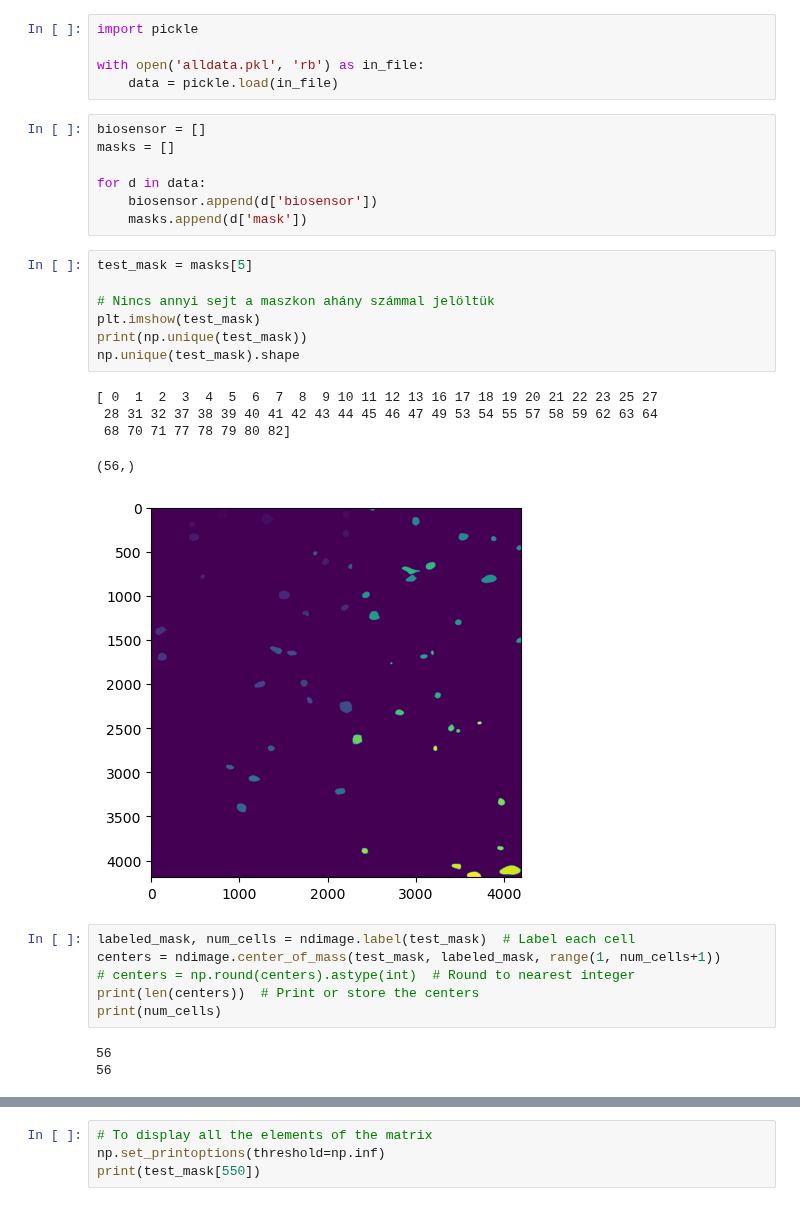
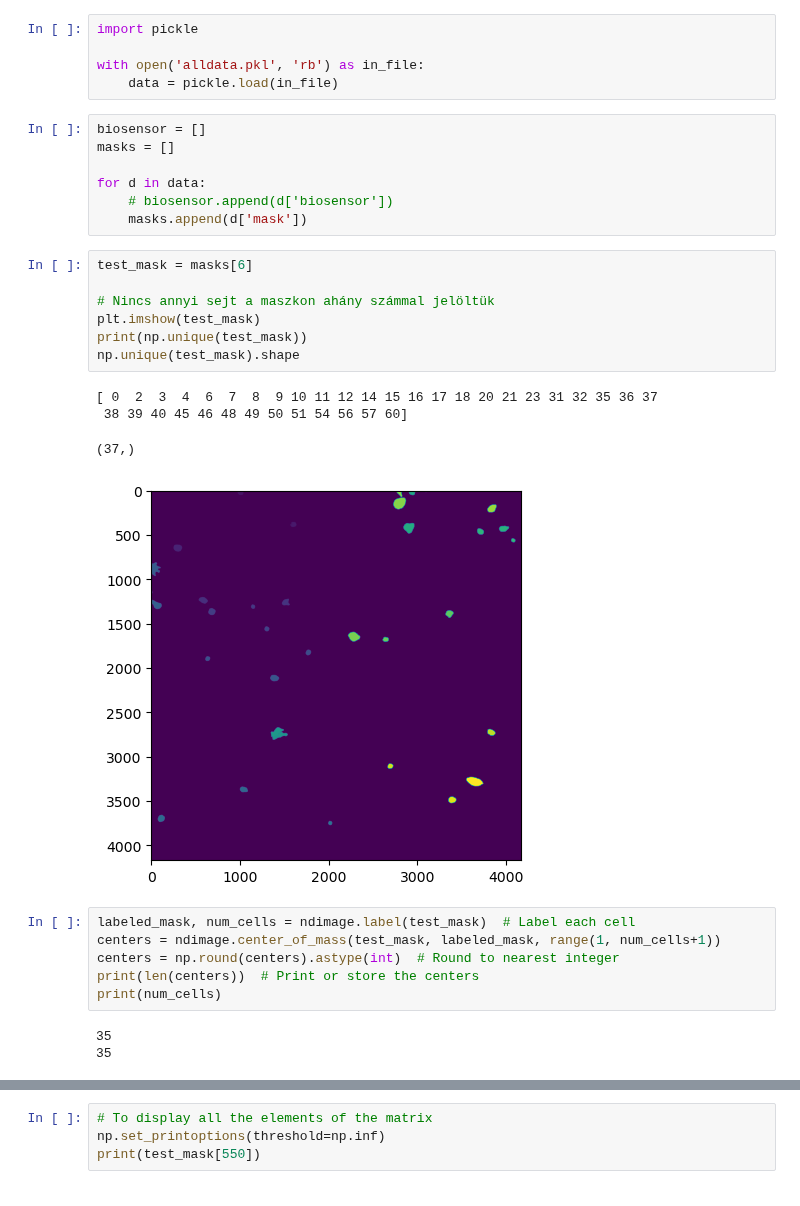
Before and after one commit to wittmajerd/U-Net-and-SRU-Net-segmentation, a Jupyter notebook: new.ipynb, the cells around one changed output, grey strips where cells are left out. Drawn from its saved outputs; the diff is of its cells as text.

```diff
--- a/new.ipynb
+++ b/new.ipynb
@@ -19,30 +22,29 @@ biosensor = []
 masks = []
 
 for d in data:
-    biosensor.append(d['biosensor'])
+    # biosensor.append(d['biosensor'])
     masks.append(d['mask'])
 # %%
-test_mask = masks[5]
+test_mask = masks[6]
 
 # Nincs annyi sejt a maszkon ahány számmal jelöltük
 plt.imshow(test_mask)
 print(np.unique(test_mask))
 np.unique(test_mask).shape
 # %% [output]
-[ 0  1  2  3  4  5  6  7  8  9 10 11 12 13 16 17 18 19 20 21 22 23 25 27
- 28 31 32 37 38 39 40 41 42 43 44 45 46 47 49 53 54 55 57 58 59 62 63 64
- 68 70 71 77 78 79 80 82]
+[ 0  2  3  4  6  7  8  9 10 11 12 14 15 16 17 18 20 21 23 31 32 35 36 37
+ 38 39 40 45 46 48 49 50 51 54 56 57 60]
-(56,)
+(37,)
-[figure, old version]
+[figure, new version]
 # %%
 labeled_mask, num_cells = ndimage.label(test_mask)  # Label each cell
 centers = ndimage.center_of_mass(test_mask, labeled_mask, range(1, num_cells+1))
-# centers = np.round(centers).astype(int)  # Round to nearest integer
+centers = np.round(centers).astype(int)  # Round to nearest integer
 print(len(centers))  # Print or store the centers
 print(num_cells)
 # %% [output]
-56
-56
+35
+35
 # %%
 mask = test_mask.astype(np.uint8)  # Convert to 8-bit unsigned integer
 num_labels, labels, stats, centroids = cv2.connectedComponentsWithStats(mask, connectivity=8)
```
Also changed, not shown: parts of 8 cells of this notebook, 1 other file.
